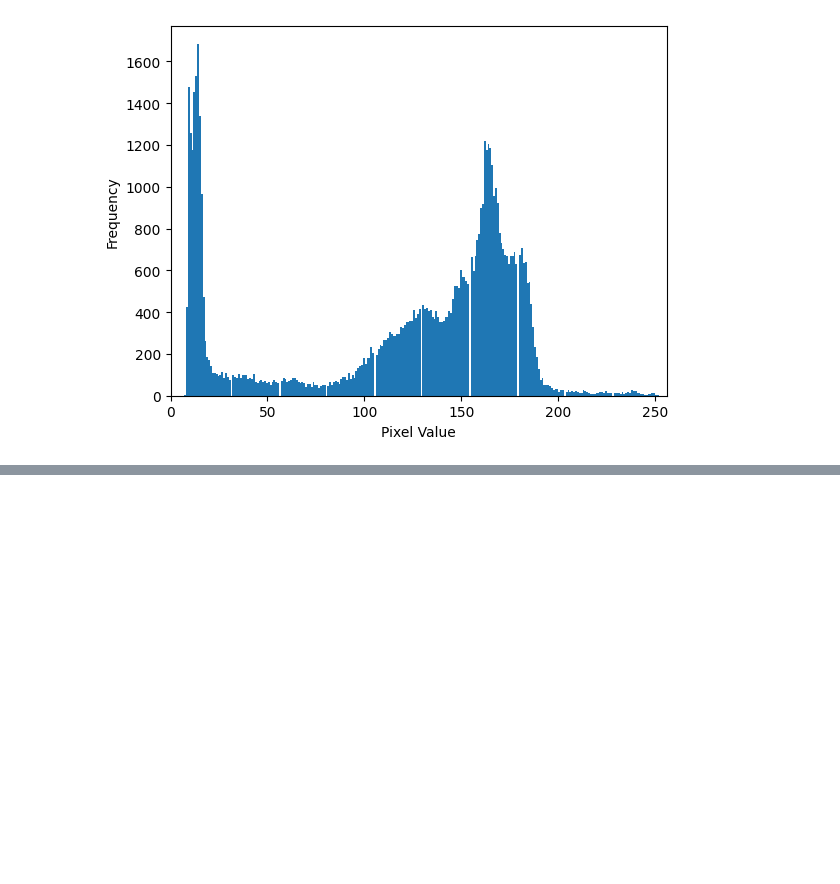
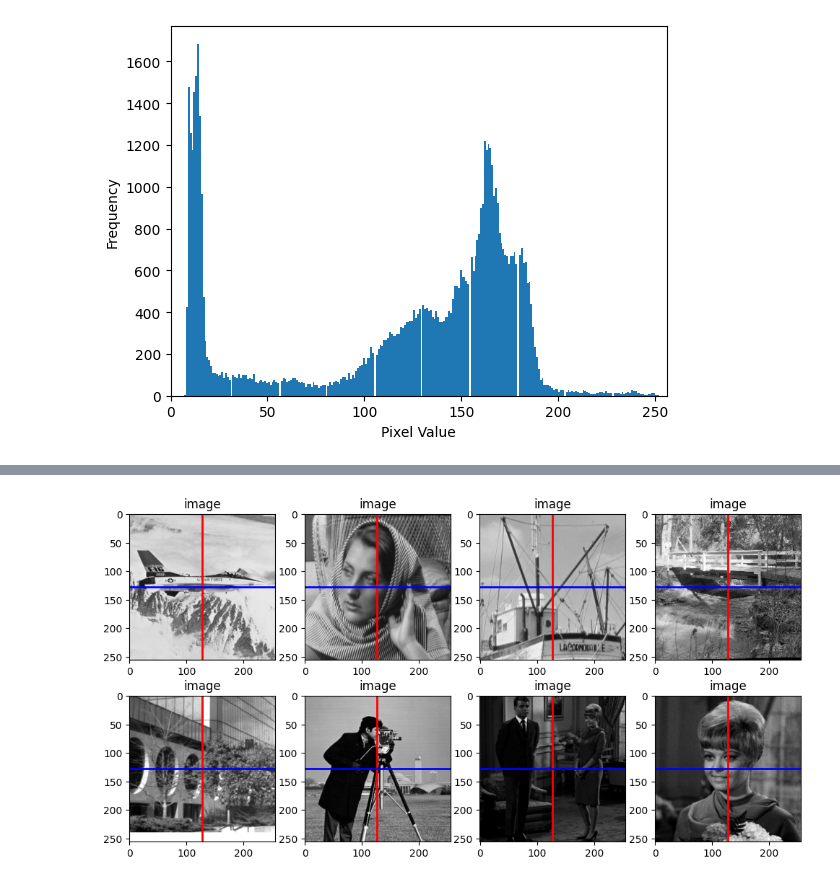
Before and after one commit to yumekasa5/Pyhton, a Jupyter notebook: jupyter/imageproc/imageproc.ipynb, the cells around one changed output, grey strips where cells are left out. Saved outputs shown, nothing was run; the diff lists cells and outputs as text; code cells hidden in the pictures; blank space fills up the shorter version.

```diff
--- a/jupyter/imageproc/imageproc.ipynb
+++ b/jupyter/imageproc/imageproc.ipynb
@@ -278,0 +342,30 @@ plt.show()
+# %%
+path_list = glob.glob(r'C:\work\Pyhton\image\*.png')
+
+img_list = [cv2.imread(path, cv2.IMREAD_GRAYSCALE) for path in path_list]
+
+#vertical
+start_v = (0, 127)
+end_v = (255, 127)
+#horizontal
+start_h = (127, 0)
+end_h = (127, 255)
+
+fig, axes = plt.subplots(2, 4, figsize=(12, 6))
+for i in range(2):
+    for j in range(4):
+        axes[i][j].set_title('image')
+        if(i == 0):
+            axes[i][j].imshow(img_list[j], cmap='gray')
+            axes[i][j].plot([start_v[1], end_v[1]], [start_v[0], end_v[0]], 'r-', lw=2)
+            axes[i][j].plot([start_h[1], end_h[1]], [start_h[0], end_h[0]], 'b-', lw=2)
+        if(i == 1):
+            axes[i][j].imshow(img_list[j+4], cmap='gray')
+            axes[i][j].plot([start_v[1], end_v[1]], [start_v[0], end_v[0]], 'r-', lw=2)
+            axes[i][j].plot([start_h[1], end_h[1]], [start_h[0], end_h[0]], 'b-', lw=2)
+        if(i == 2):
+            axes[i][j].imshow(img_list[j+8], cmap='gray')
+            axes[i][j].plot([start_v[1], end_v[1]], [start_v[0], end_v[0]], 'r-', lw=2)
+            axes[i][j].plot([start_h[1], end_h[1]], [start_h[0], end_h[0]], 'b-', lw=2)
+# %% [output]
+[figure, added]
```
Also changed, not shown: parts of 6 cells of this notebook, 4 other files.
